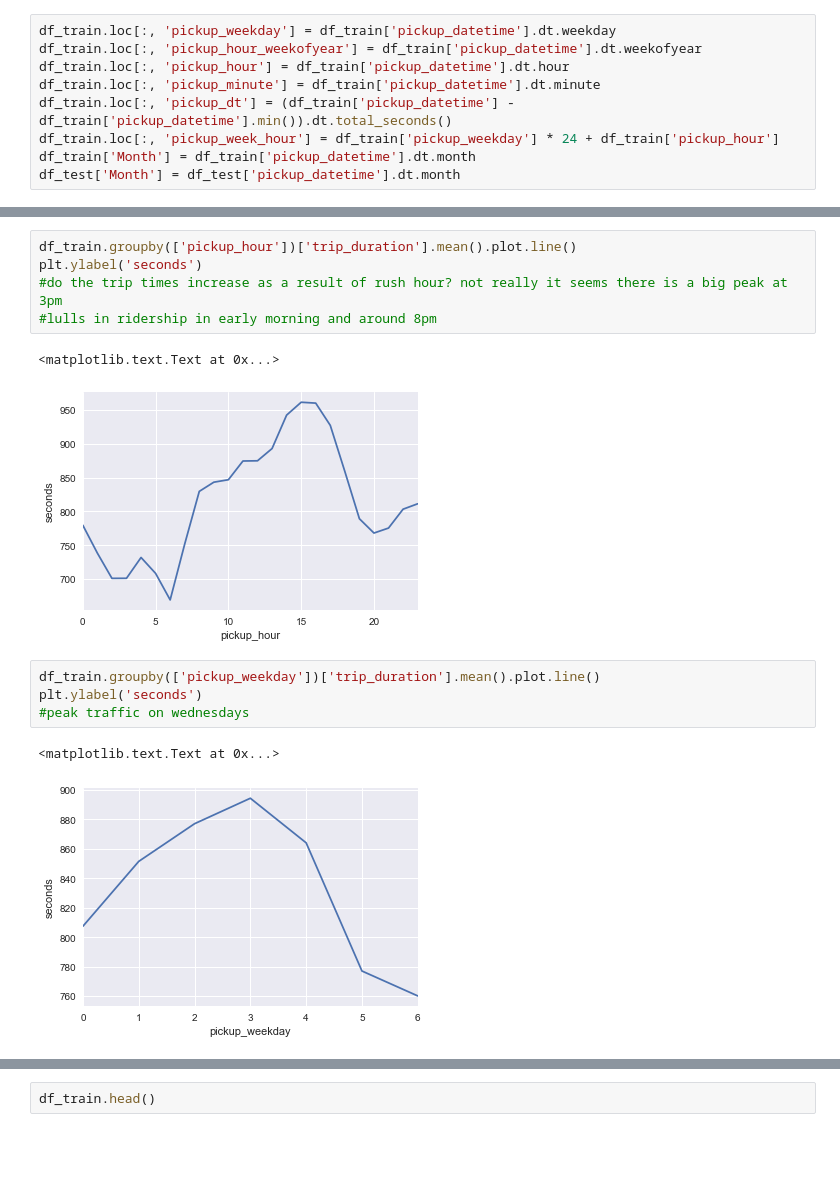
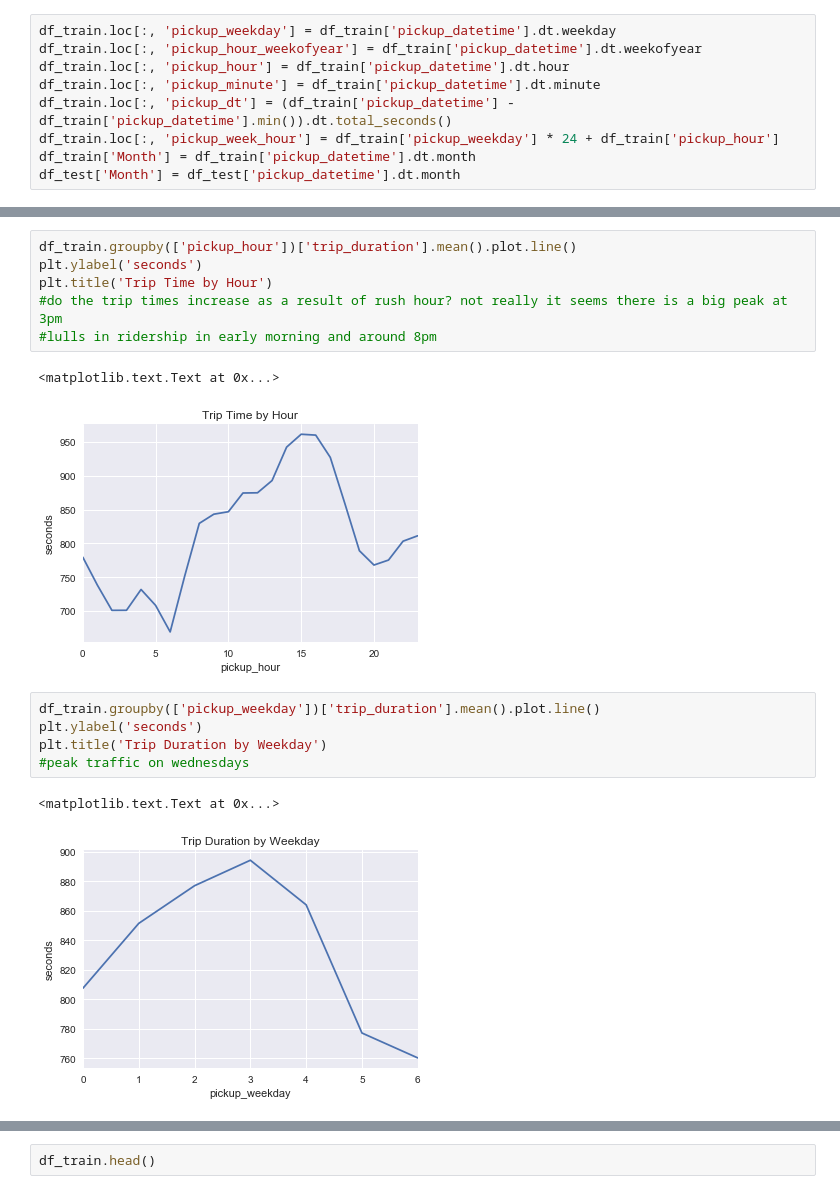
Before and after one commit to andrewcmilne/capstone1_taxi, a Jupyter notebook: TaxiInferentialStatistics.ipynb, the cells around one changed output, grey strips where cells are left out. Saved outputs shown, nothing was run; the diff lists cells and outputs as text; blank space fills up the shorter version.

```diff
--- a/TaxiInferentialStatistics.ipynb
+++ b/TaxiInferentialStatistics.ipynb
@@ -86,15 +98,17 @@ plt.ylabel('Seconds')
 # %%
 df_train.groupby(['pickup_hour'])['trip_duration'].mean().plot.line()
 plt.ylabel('seconds')
+plt.title('Trip Time by Hour')
 #do the trip times increase as a result of rush hour? not really it seems there is a big peak at 3pm
 #lulls in ridership in early morning and around 8pm
 # %% [output]
 <matplotlib.text.Text at 0x...>
-[figure, old version]
+[figure, new version]
 # %%
 df_train.groupby(['pickup_weekday'])['trip_duration'].mean().plot.line()
 plt.ylabel('seconds')
+plt.title('Trip Duration by Weekday')
 #peak traffic on wednesdays
 # %% [output]
 <matplotlib.text.Text at 0x...>
-[figure, old version]
+[figure, new version]
```
Also changed, not shown: parts of 11 cells of this notebook.
